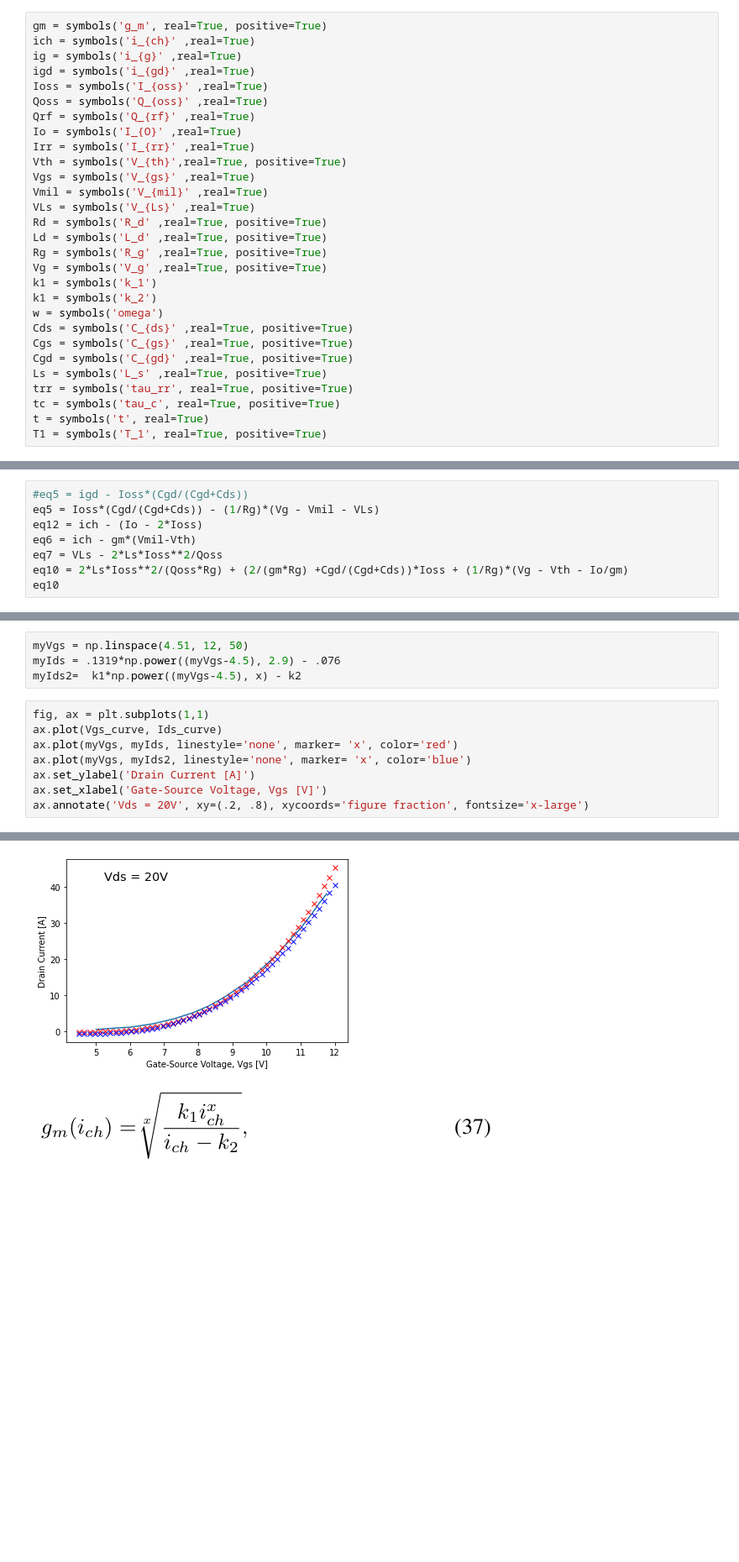
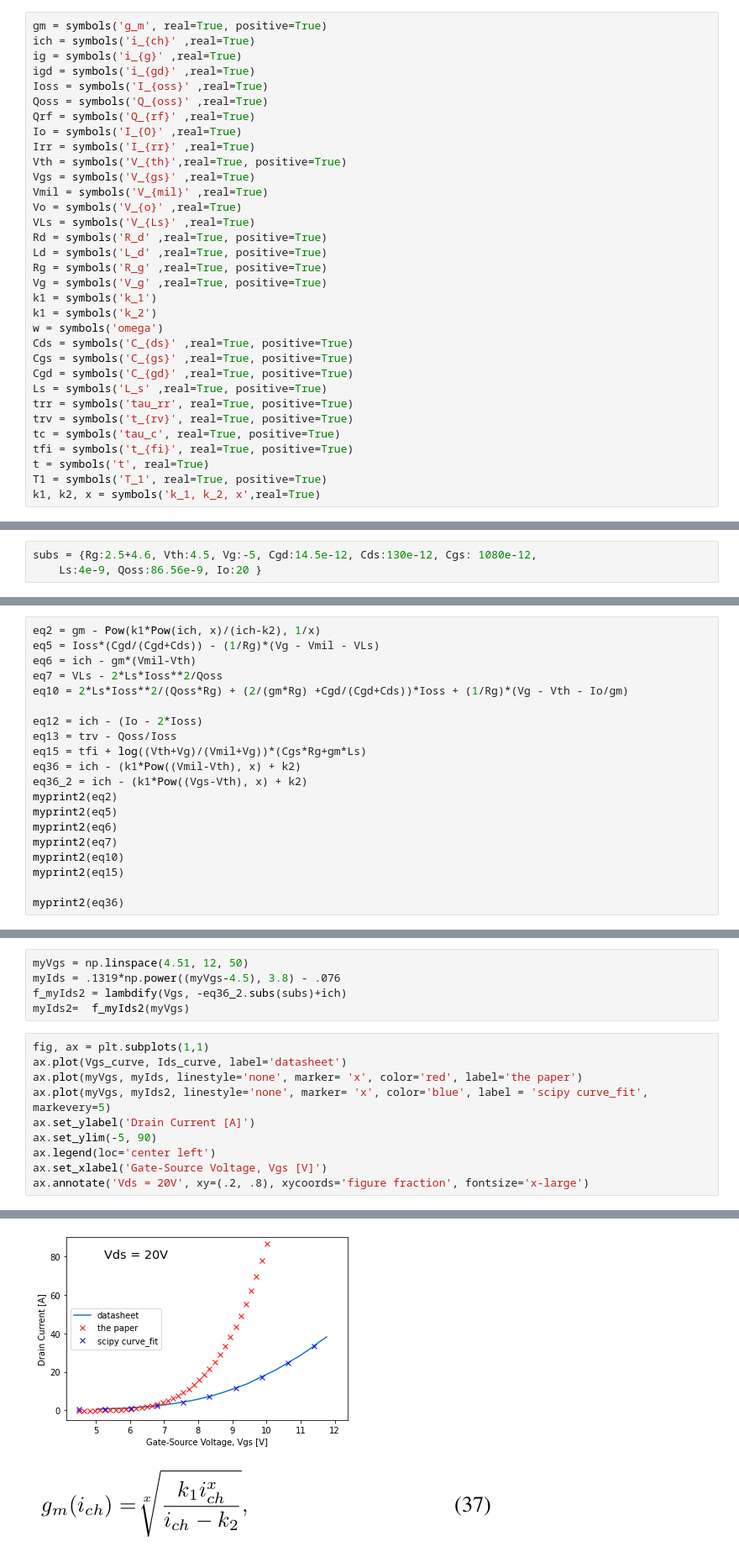
Before and after one commit to ninja-lab/PowerElectronics, a Jupyter notebook: AnalyticalSwitchingLoss.ipynb, the cells around one changed output, grey strips where cells are left out. Shown at 84% size. Cells and saved outputs as stored; diff of their text form; blank space fills up the shorter version.

```diff
--- a/AnalyticalSwitchingLoss.ipynb
+++ b/AnalyticalSwitchingLoss.ipynb
@@ -24,6 +25,7 @@ Irr = symbols('I_{rr}' ,real=True)
 Vth = symbols('V_{th}',real=True, positive=True)
 Vgs = symbols('V_{gs}' ,real=True)
 Vmil = symbols('V_{mil}' ,real=True)
+Vo = symbols('V_{o}' ,real=True)
 VLs = symbols('V_{Ls}' ,real=True)
 Rd = symbols('R_d' ,real=True, positive=True)
 Ld = symbols('L_d' ,real=True, positive=True)
@@ -37,6 +39,9 @@ Cgs = symbols('C_{gs}' ,real=True, positive=True)
 Cgd = symbols('C_{gd}' ,real=True, positive=True)
 Ls = symbols('L_s' ,real=True, positive=True)
 trr = symbols('tau_rr', real=True, positive=True)
+trv = symbols('t_{rv}', real=True, positive=True)
 tc = symbols('tau_c', real=True, positive=True)
+tfi = symbols('t_{fi}', real=True, positive=True)
 t = symbols('t', real=True)
 T1 = symbols('T_1', real=True, positive=True)
+k1, k2, x = symbols('k_1, k_2, x',real=True)
@@ -42,0 +50,3 @@ T1 = symbols('T_1', real=True, positive=True)
+# %%
+subs = {Rg:2.5+4.6, Vth:4.5, Vg:-5, Cgd:14.5e-12, Cds:130e-12, Cgs: 1080e-12,
+    Ls:4e-9, Qoss:86.56e-9, Io:20 }
@@ -43,9 +55,21 @@ T1 = symbols('T_1', real=True, positive=True)
 # %%
-#eq5 = igd - Ioss*(Cgd/(Cgd+Cds))
+eq2 = gm - Pow(k1*Pow(ich, x)/(ich-k2), 1/x)
 eq5 = Ioss*(Cgd/(Cgd+Cds)) - (1/Rg)*(Vg - Vmil - VLs)
-eq12 = ich - (Io - 2*Ioss)
 eq6 = ich - gm*(Vmil-Vth)
 eq7 = VLs - 2*Ls*Ioss**2/Qoss
 eq10 = 2*Ls*Ioss**2/(Qoss*Rg) + (2/(gm*Rg) +Cgd/(Cgd+Cds))*Ioss + (1/Rg)*(Vg - Vth - Io/gm)
-eq10
+
+eq12 = ich - (Io - 2*Ioss)
+eq13 = trv - Qoss/Ioss
+eq15 = tfi + log((Vth+Vg)/(Vmil+Vg))*(Cgs*Rg+gm*Ls)
+eq36 = ich - (k1*Pow((Vmil-Vth), x) + k2)
+eq36_2 = ich - (k1*Pow((Vgs-Vth), x) + k2)
+myprint2(eq2)
+myprint2(eq5)
+myprint2(eq6)
+myprint2(eq7)
+myprint2(eq10)
+myprint2(eq15)
+
+myprint2(eq36)
 # %% [output]
@@ -64,18 +99,21 @@ def f(Vgs, x, k1, k2, ):
 # %%
 myVgs = np.linspace(4.51, 12, 50)
-myIds = .1319*np.power((myVgs-4.5), 2.9) - .076
-myIds2=  k1*np.power((myVgs-4.5), x) - k2
+myIds = .1319*np.power((myVgs-4.5), 3.8) - .076
+f_myIds2 = lambdify(Vgs, -eq36_2.subs(subs)+ich)
+myIds2=  f_myIds2(myVgs)
 # %%
 fig, ax = plt.subplots(1,1)
-ax.plot(Vgs_curve, Ids_curve)
-ax.plot(myVgs, myIds, linestyle='none', marker= 'x', color='red')
-ax.plot(myVgs, myIds2, linestyle='none', marker= 'x', color='blue')
+ax.plot(Vgs_curve, Ids_curve, label='datasheet')
+ax.plot(myVgs, myIds, linestyle='none', marker= 'x', color='red', label='the paper')
+ax.plot(myVgs, myIds2, linestyle='none', marker= 'x', color='blue', label = 'scipy curve_fit', markevery=5)
 ax.set_ylabel('Drain Current [A]')
+ax.set_ylim(-5, 90)
+ax.legend(loc='center left')
 ax.set_xlabel('Gate-Source Voltage, Vgs [V]')
 ax.annotate('Vds = 20V', xy=(.2, .8), xycoords='figure fraction', fontsize='x-large')
 # %% [output]
 Text(0.2, 0.8, 'Vds = 20V')
-[figure, old version]
+[figure, new version]
 # %% [markdown]
 ![image.png](attachment:image.png)
 # %% [markdown]
```
Also changed, not shown: parts of 39 cells of this notebook.
